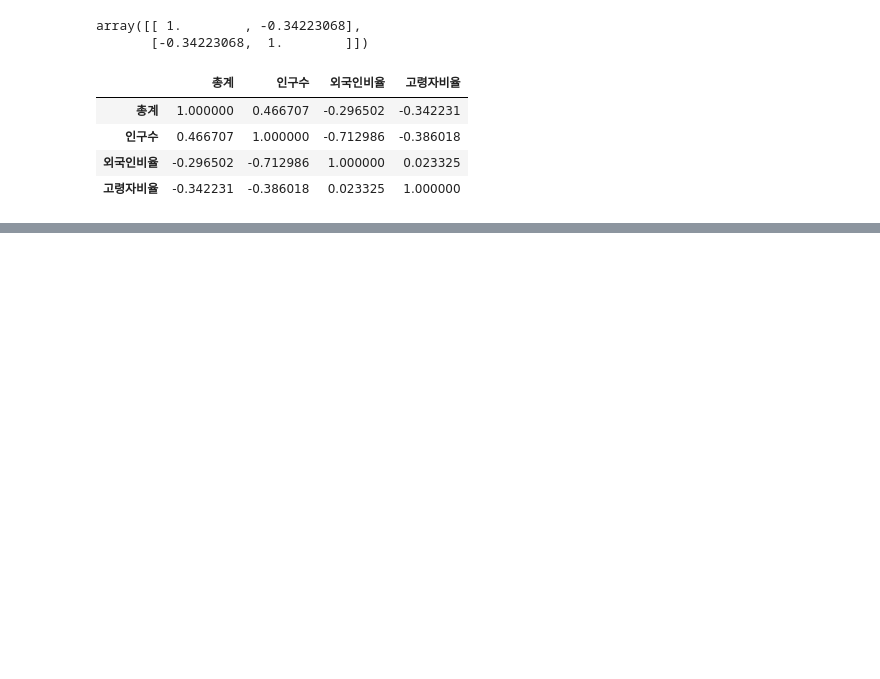
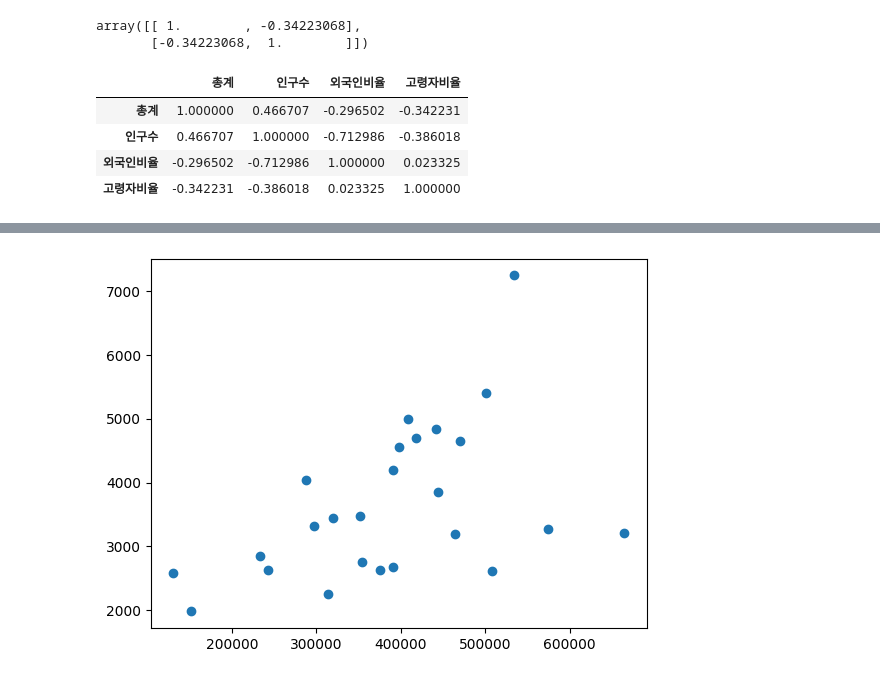
Before and after one commit to shared-repo/green-data-analysis, a Jupyter notebook: workspace/data-analysis-basic/eda-package-06.ipynb, the cells around one changed output, grey strips where cells are left out. Saved outputs shown, nothing was run; the diff lists cells and outputs as text; code cells hidden in the pictures; blank space fills up the shorter version.

```diff
--- a/workspace/data-analysis-basic/eda-package-06.ipynb
+++ b/workspace/data-analysis-basic/eda-package-06.ipynb
@@ -203,0 +221,3 @@ filtered_seoul_cctv_population[["총계", "인구수", "외국인비율", "고
+# %%
+# 인덱스 수정
+filtered_seoul_cctv_population.set_index("자치구", inplace=True)
@@ -203,0 +255,5 @@ filtered_seoul_cctv_population[["총계", "인구수", "외국인비율", "고
+# %%
+plt.scatter(filtered_seoul_cctv_population["인구수"], filtered_seoul_cctv_population["총계"])
+plt.show()
+# %% [output]
+[figure, added]
```
Also changed, not shown: parts of 5 cells of this notebook, 1 other file.
